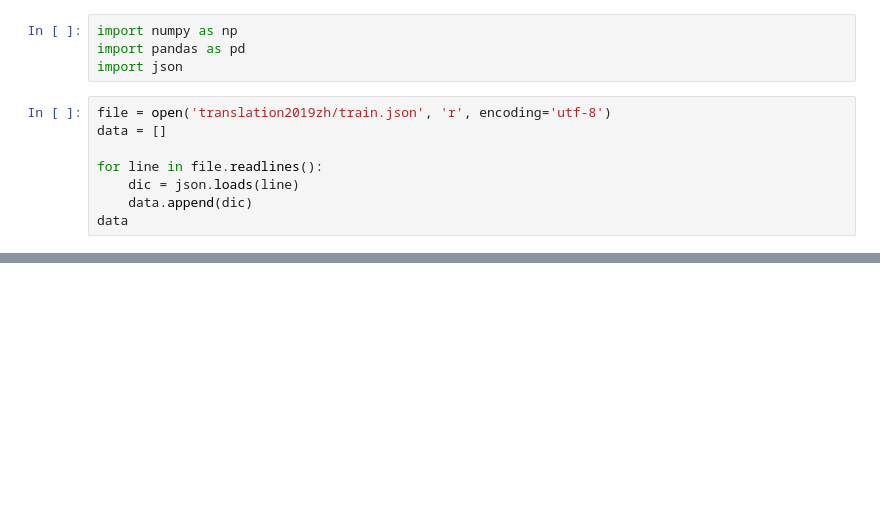
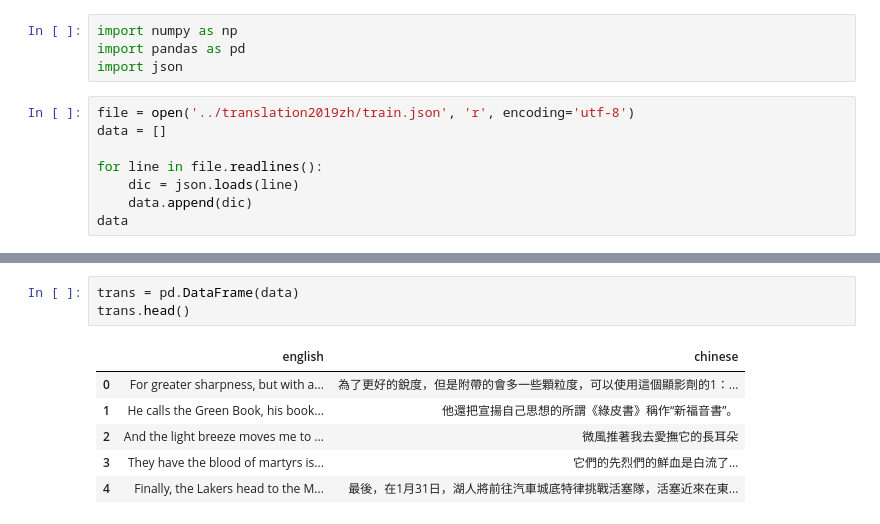
Before and after one commit to yehdanny/nlp_, a Jupyter notebook: hw5/hw5.ipynb, the cells around one changed output, grey strips where cells are left out. Saved outputs shown, nothing was run; the diff lists cells and outputs as text; blank space fills up the shorter version.

```diff
--- a/hw5/hw5.ipynb
+++ b/hw5/hw5.ipynb
@@ -5,7 +3,7 @@ import numpy as np
 import pandas as pd
 import json
 # %%
-file = open('translation2019zh/train.json', 'r', encoding='utf-8')
+file = open('../translation2019zh/train.json', 'r', encoding='utf-8')
 data = []
 
 for line in file.readlines():
@@ -16,0 +31,10 @@ FileNotFoundError: ignored
+# %%
+trans = pd.DataFrame(data)
+trans.head()
+# %% [output]
+|  | english | chinese |
+| 0 | For greater sharpness, but with a... | 為了更好的銳度，但是附帶的會多一些顆粒度，可以使用這個顯影劑的1：... |
+| 1 | He calls the Green Book, his book... | 他還把宣揚自己思想的所謂《綠皮書》稱作“新福音書”。 |
+| 2 | And the light breeze moves me to ... | 微風推著我去愛撫它的長耳朵 |
+| 3 | They have the blood of martyrs is... | 它們的先烈們的鮮血是白流了… |
+| 4 | Finally, the Lakers head to the M... | 最後，在1月31日，湖人將前往汽車城底特律挑戰活塞隊，活塞近來在東... |
```
Also changed, not shown: parts of 2 cells of this notebook, 1 other file.
